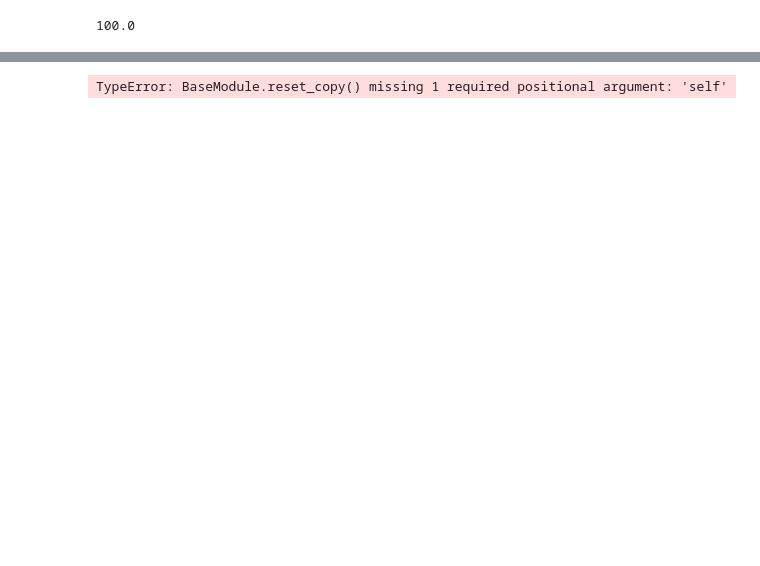
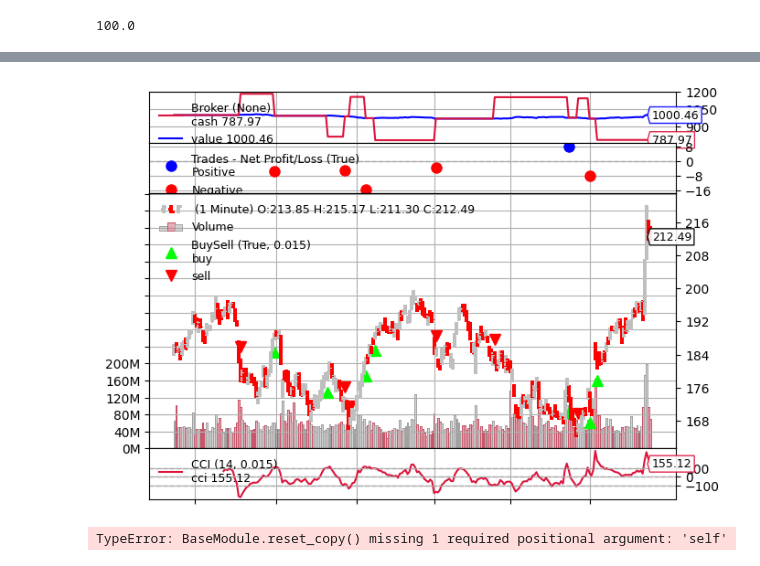
Before and after one commit to kisejin/Trading_Project, a Jupyter notebook: DSPy_finance.ipynb, the cells around one changed output, grey strips where cells are left out. Drawn from its saved outputs; the diff is of its cells as text; code cells hidden in the pictures; blank space fills up the shorter version.

```diff
--- a/DSPy_finance.ipynb
+++ b/DSPy_finance.ipynb
@@ -615,0 +780,15 @@ generated_code_student_teacher.save("generated_code.json")
+# %%
+import matplotlib
+%matplotlib inline
+cerebro, thestrats = run_cerebro(strategy=BackTestStrategy, list_data=data, stake=100, cash=1000)
+    #thestrat = thestrats[0]
+
+print("Final Portfolio Value: %.2f" % cerebro.broker.getvalue())
+print("Total point return: ", (cerebro.broker.getvalue() - cerebro.broker.startingcash))
+
+# Plot the results
+figs = cerebro.plot(
+    iplot=False,
+    style="pincandle", width=60 * 10, height=40 * 10
+)
+# %% [output]
@@ -616,3 +810,4 @@ generated_code_student_teacher.save("generated_code.json")
+[figure, added]
 # %%
 from dspy.teleprompt import BootstrapFewShotWithRandomSearch
 # @error_tracking_decorator
```
Also changed, not shown: parts of 11 cells of this notebook.
